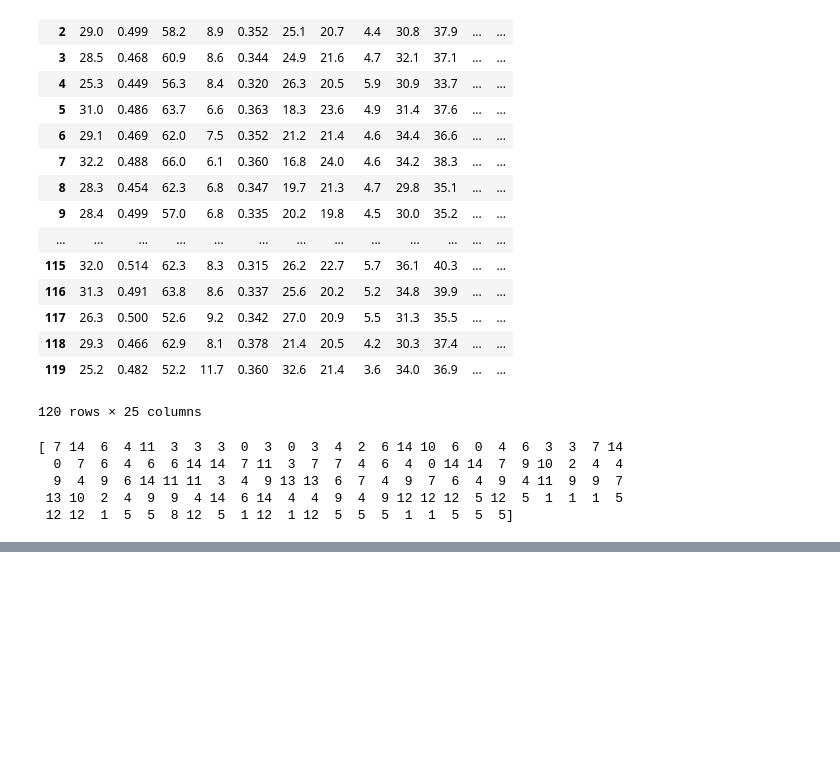
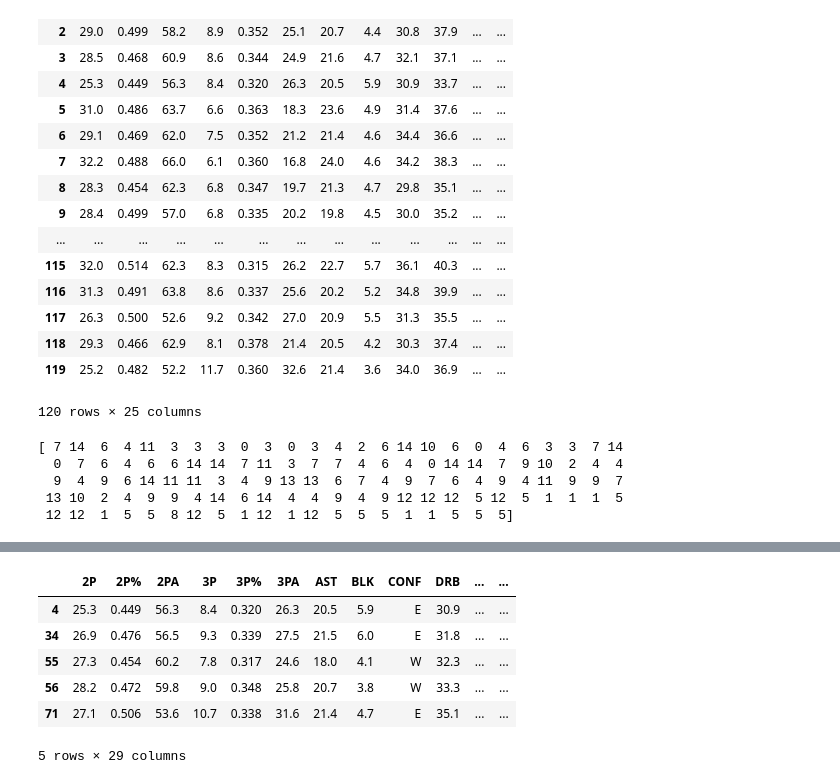
Before and after one commit to if1015-datascience-ufpe/2017-2-projeto-crp3-bvcl-plal, a Jupyter notebook: teams clustering.ipynb, the cells around one changed output, grey strips where cells are left out. Saved outputs shown, nothing was run; the diff lists cells and outputs as text; code cells hidden in the pictures; blank space fills up the shorter version.

```diff
--- a/teams clustering.ipynb
+++ b/teams clustering.ipynb
@@ -60,0 +81,10 @@ df_final_full[df_final_full['Team'] == 'C']
+# %%
+df_final_full[df_final_full['Cluster'] == 11]
+# %% [output]
+|  | 2P | 2P% | 2PA | 3P | 3P% | 3PA | AST | BLK | CONF | DRB | ... | ... |
+| 4 | 25.3 | 0.449 | 56.3 | 8.4 | 0.320 | 26.3 | 20.5 | 5.9 | E | 30.9 | ... | ... |
+| 34 | 26.9 | 0.476 | 56.5 | 9.3 | 0.339 | 27.5 | 21.5 | 6.0 | E | 31.8 | ... | ... |
+| 55 | 27.3 | 0.454 | 60.2 | 7.8 | 0.317 | 24.6 | 18.0 | 4.1 | W | 32.3 | ... | ... |
+| 56 | 28.2 | 0.472 | 59.8 | 9.0 | 0.348 | 25.8 | 20.7 | 3.8 | W | 33.3 | ... | ... |
+| 71 | 27.1 | 0.506 | 53.6 | 10.7 | 0.338 | 31.6 | 21.4 | 4.7 | E | 35.1 | ... | ... |
+5 rows × 29 columns
```
Also changed, not shown: parts of 11 cells of this notebook.
